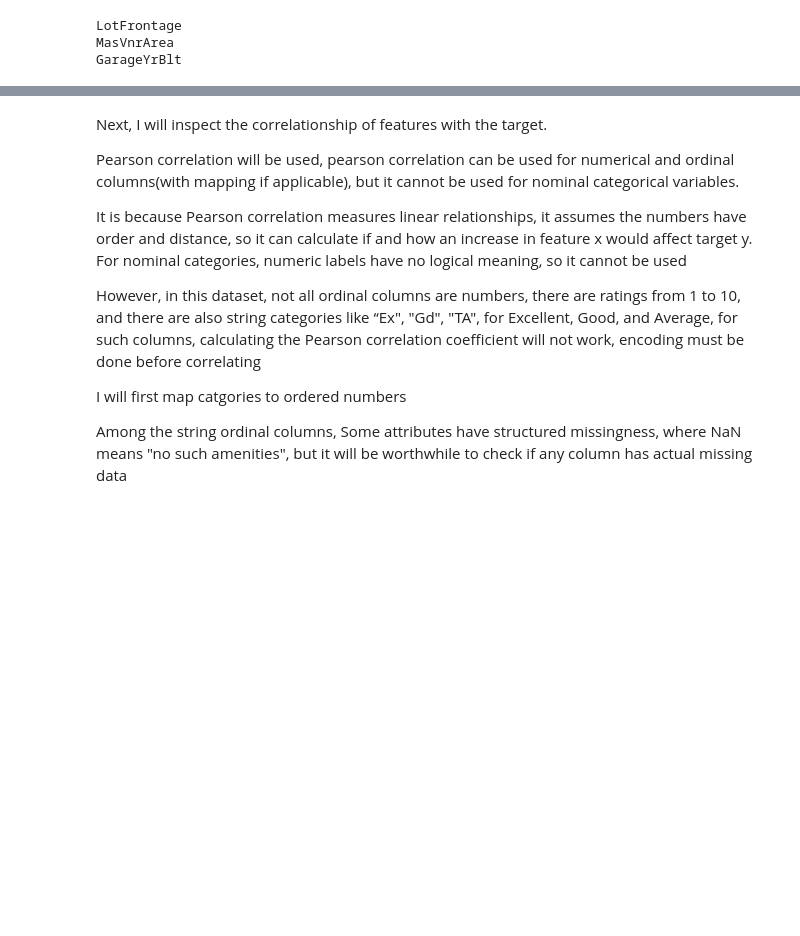
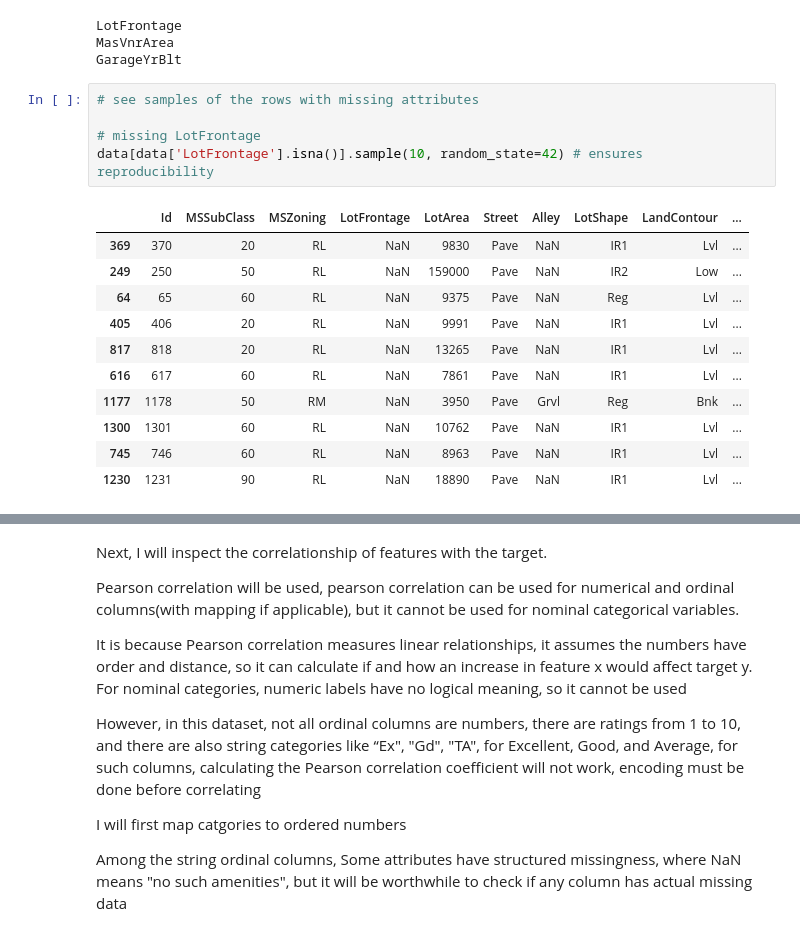
Before and after one commit to jakelis/Kaggle_House_Prices, a Jupyter notebook: notebooks/01_eda.ipynb, the cells around one changed output, grey strips where cells are left out. Drawn from its saved outputs; the diff is of its cells as text; blank space fills up the shorter version.

```diff
--- a/notebooks/01_eda.ipynb
+++ b/notebooks/01_eda.ipynb
@@ -314,3 +314,20 @@ for attribute in numerical_cols:
 LotFrontage
 MasVnrArea
 GarageYrBlt
+# %%
+# see samples of the rows with missing attributes
+
+# missing LotFrontage
+data[data['LotFrontage'].isna()].sample(10, random_state=42) # ensures reproducibility
+# %% [output]
+|  | Id | MSSubClass | MSZoning | LotFrontage | LotArea | Street | Alley | LotShape | LandContour | ... |
+| 369 | 370 | 20 | RL | NaN | 9830 | Pave | NaN | IR1 | Lvl | ... |
+| 249 | 250 | 50 | RL | NaN | 159000 | Pave | NaN | IR2 | Low | ... |
+| 64 | 65 | 60 | RL | NaN | 9375 | Pave | NaN | Reg | Lvl | ... |
+| 405 | 406 | 20 | RL | NaN | 9991 | Pave | NaN | IR1 | Lvl | ... |
+| 817 | 818 | 20 | RL | NaN | 13265 | Pave | NaN | IR1 | Lvl | ... |
+| 616 | 617 | 60 | RL | NaN | 7861 | Pave | NaN | IR1 | Lvl | ... |
+| 1177 | 1178 | 50 | RM | NaN | 3950 | Pave | Grvl | Reg | Bnk | ... |
+| 1300 | 1301 | 60 | RL | NaN | 10762 | Pave | NaN | IR1 | Lvl | ... |
+| 745 | 746 | 60 | RL | NaN | 8963 | Pave | NaN | IR1 | Lvl | ... |
+| 1230 | 1231 | 90 | RL | NaN | 18890 | Pave | NaN | IR1 | Lvl | ... |
```
Also changed, not shown: parts of 12 cells of this notebook, 1 other file.
